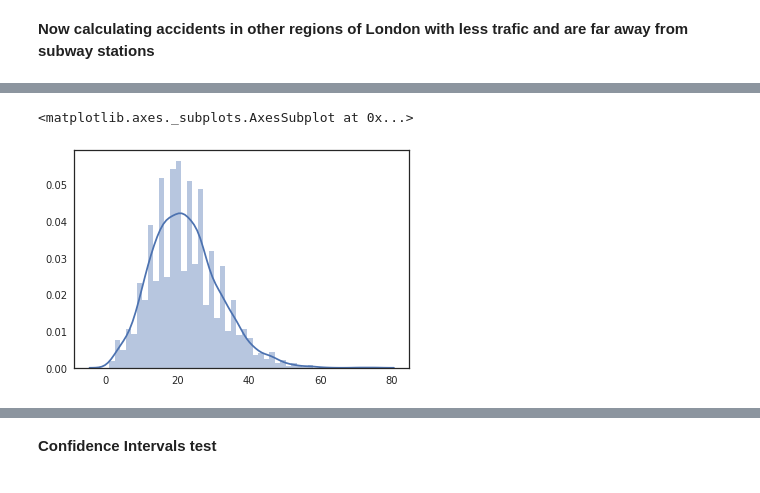
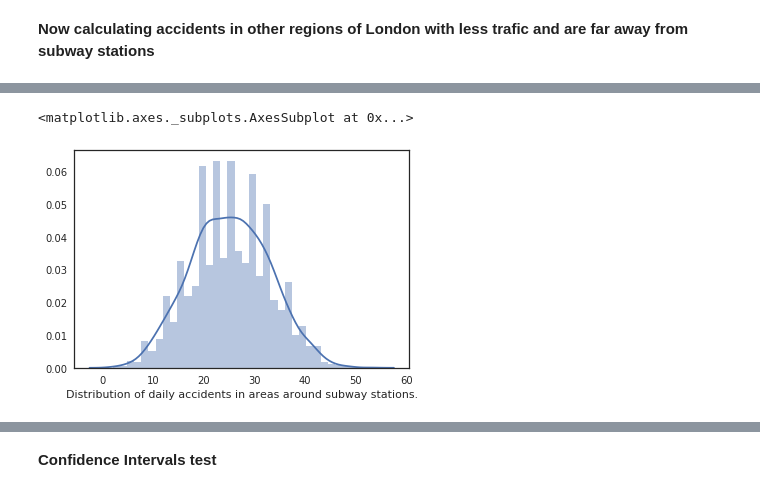
Before and after one commit to tyagi-iiitv/CSE544, a Jupyter notebook: Subway analysis.ipynb, the cells around one changed output, grey strips where cells are left out. Drawn from its saved outputs; the diff is of its cells as text; code cells hidden in the pictures.

Commit message:
Added the subway analysis

```diff
--- a/Subway analysis.ipynb
+++ b/Subway analysis.ipynb
@@ -16,7 +16,7 @@ import seaborn as sns
 import matplotlib.pyplot as plt
 sns.set(style="white", color_codes=True)
 # %%
-data = pd.read_csv('full_data.csv')
+data = pd.read_csv('full_data_new.csv')
 # %%
 small_data = data[['Latitude', 'Longitude', 'Date']]
 # %% [markdown]
@@ -74,5 +69,5 @@ sns.distplot(crowded_dist)
-# %%
-sns.distplot(other_dist)
-# %% [output]
-<matplotlib.axes._subplots.AxesSubplot at 0x...>
-[figure, removed]
+# %%
+sns.distplot(crowded_dist, axlabel='Distribution of daily accidents in areas around subway stations.')
+# %% [output]
+<matplotlib.axes._subplots.AxesSubplot at 0x...>
+[figure, added]
```
Also changed, not shown: parts of 9 cells of this notebook.
